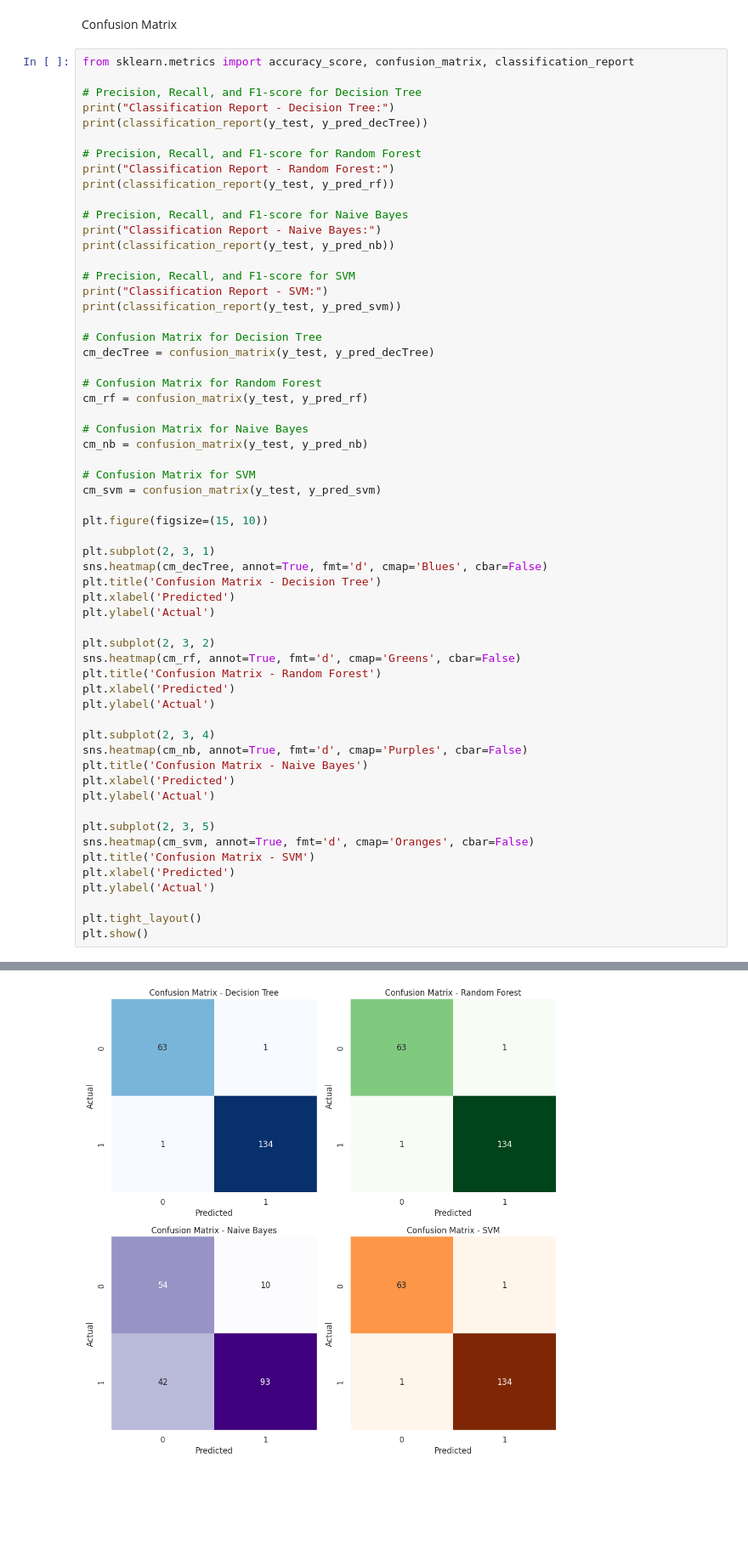
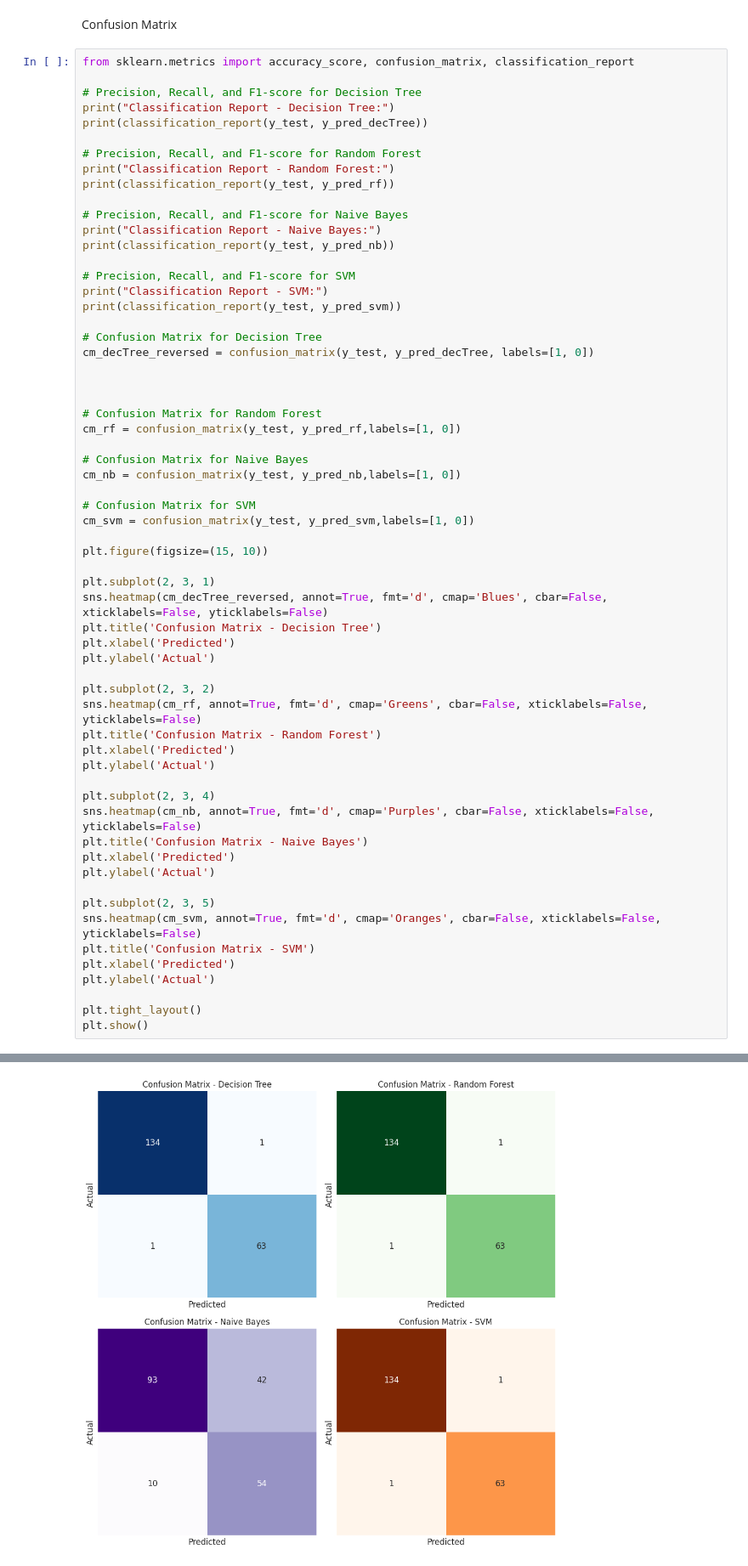
Before and after one commit to mariyakj/ASD, a Jupyter notebook: ASD.ipynb, the cells around one changed output, grey strips where cells are left out. Shown: that part at 85% size. Saved outputs shown, nothing was run; the diff lists cells and outputs as text; blank space fills up the shorter version.

```diff
--- a/ASD.ipynb
+++ b/ASD.ipynb
@@ -425,64 +426,66 @@ print("Classification Report - SVM:")
 print(classification_report(y_test, y_pred_svm))
 
 # Confusion Matrix for Decision Tree
-cm_decTree = confusion_matrix(y_test, y_pred_decTree)
+cm_decTree_reversed = confusion_matrix(y_test, y_pred_decTree, labels=[1, 0])
+
+
 
 # Confusion Matrix for Random Forest
-cm_rf = confusion_matrix(y_test, y_pred_rf)
+cm_rf = confusion_matrix(y_test, y_pred_rf,labels=[1, 0])
 
 # Confusion Matrix for Naive Bayes
-cm_nb = confusion_matrix(y_test, y_pred_nb)
+cm_nb = confusion_matrix(y_test, y_pred_nb,labels=[1, 0])
 
 # Confusion Matrix for SVM
-cm_svm = confusion_matrix(y_test, y_pred_svm)
+cm_svm = confusion_matrix(y_test, y_pred_svm,labels=[1, 0])
 
 plt.figure(figsize=(15, 10))
 
 plt.subplot(2, 3, 1)
-sns.heatmap(cm_decTree, annot=True, fmt='d', cmap='Blues', cbar=False)
+sns.heatmap(cm_decTree_reversed, annot=True, fmt='d', cmap='Blues', cbar=False, xticklabels=False, yticklabels=False)
 plt.title('Confusion Matrix - Decision Tree')
 plt.xlabel('Predicted')
 plt.ylabel('Actual')
 
 plt.subplot(2, 3, 2)
-sns.heatmap(cm_rf, annot=True, fmt='d', cmap='Greens', cbar=False)
+sns.heatmap(cm_rf, annot=True, fmt='d', cmap='Greens', cbar=False, xticklabels=False, yticklabels=False)
 plt.title('Confusion Matrix - Random Forest')
 plt.xlabel('Predicted')
 plt.ylabel('Actual')
 
 plt.subplot(2, 3, 4)
-sns.heatmap(cm_nb, annot=True, fmt='d', cmap='Purples', cbar=False)
+sns.heatmap(cm_nb, annot=True, fmt='d', cmap='Purples', cbar=False, xticklabels=False, yticklabels=False)
 plt.title('Confusion Matrix - Naive Bayes')
 plt.xlabel('Predicted')
 plt.ylabel('Actual')
 
 plt.subplot(2, 3, 5)
-sns.heatmap(cm_svm, annot=True, fmt='d', cmap='Oranges', cbar=False)
+sns.heatmap(cm_svm, annot=True, fmt='d', cmap='Oranges', cbar=False, xticklabels=False, yticklabels=False)
 plt.title('Confusion Matrix - SVM')
 plt.xlabel('Predicted')
 plt.ylabel('Actual')
 
 plt.tight_layout()
 plt.show()
 # %% [output]
 Classification Report - Decision Tree:
               precision    recall  f1-score   support
 
            0       0.98      0.98      0.98        64
            1       0.99      0.99      0.99       135
 
     accuracy                           0.99       199
    macro avg       0.99      0.99      0.99       199
 weighted avg       0.99      0.99      0.99       199
 
 Classification Report - Random Forest:
               precision    recall  f1-score   support
 ... (23 lines left out)
 
     accuracy                           0.99       199
    macro avg       0.99      0.99      0.99       199
 weighted avg       0.99      0.99      0.99       199
-[figure, old version]
+[figure, new version]
 # %%
 import os
 import pickle
```
Also changed, not shown: parts of 8 cells of this notebook.
